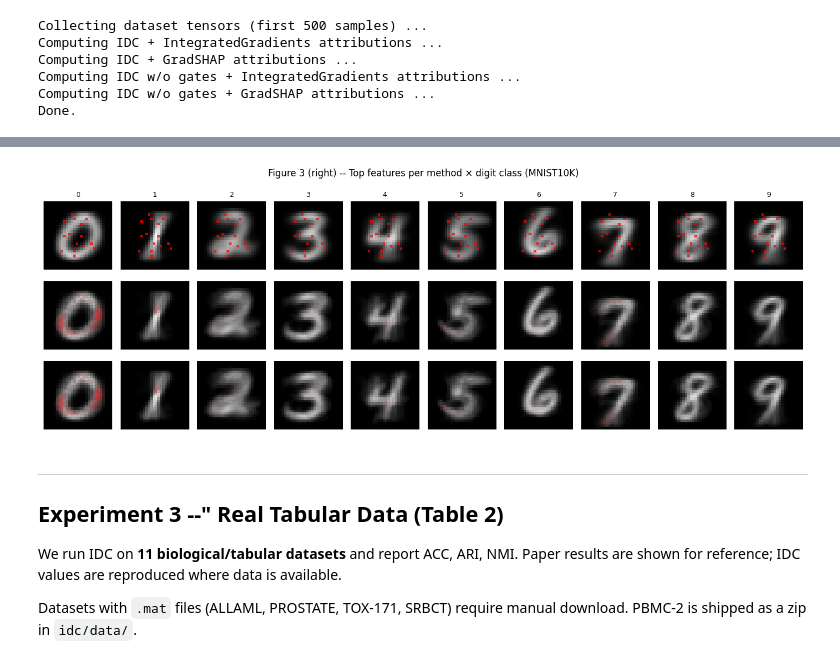
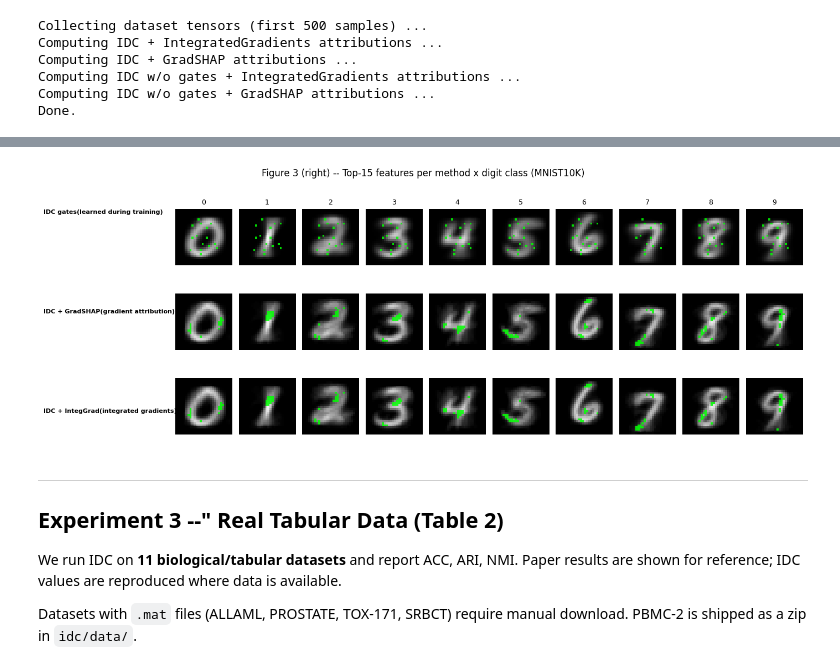
Before and after one commit to NadaB04/Interpretable_Deep_Clustering_analysis, a Jupyter notebook: IDC_Reconstruction.ipynb, the cells around one changed output, grey strips where cells are left out. Saved outputs shown, nothing was run; the diff lists cells and outputs as text; code cells hidden in the pictures.

```diff
--- a/IDC_Reconstruction.ipynb
+++ b/IDC_Reconstruction.ipynb
@@ -777,7 +777,13 @@ if RUN_EXP2:
     with torch.no_grad():
         for x, y in loader:
             x = x.float()
-            _, _, g = model_idc.gating_net(x)
+            _, _, local_g = model_idc.gating_net(x)
+            # combined local x global gates (matches model usage during training)
+            emb    = model_idc.encdec.encoder(x)
+            logits = model_idc.clustering_head(emb)
+            y_pred = logits.argmax(dim=1)
+            _, global_g = model_idc.gating_net.global_forward(y_pred)
+            g = local_g * global_g
             all_g.append(g.cpu()); all_x_np.append(x.cpu()); all_y_np.append(y.cpu())
     G_gates = torch.cat(all_g)
     X_full  = torch.cat(all_x_np).numpy()
@@ -881,6 +887,10 @@ if RUN_EXP2:
     ax.legend()
     plt.tight_layout()
     plt.show()
-    print(f"Correlation (IDC): {corr_idc:.3f}  (paper reports 0.96)")
+    if np.isnan(corr_idc):
+        print("WARNING: correlation is nan -- gating net selects identical features for all "
+              "samples (undertrained model). Run 700 epochs on GPU for meaningful scatter.")
+    else:
+        print(f"Correlation (IDC): {corr_idc:.3f}  (paper reports 0.96)")
 # %% [output]
 Computing faithfulness scatter for IDC (may take a few minutes) ...
@@ -889,59 +899,72 @@ Correlation (IDC): nan  (paper reports 0.96)
 # %%
-# -- Figure 3 (right): digit images + class-averaged feature importance per method --
-# Rows: IDC gates / IDC+GradSHAP / IDC+IntegGrad  (matches paper layout)
-# Columns: digits 0-9
-# Background: mean digit image per class; overlay: class-averaged importance (hot, semi-transparent)
+# -- Figure 3 (right): Top-15 features per method x digit class (MNIST10K) ------
+# Visual style: mean digit image (gray) + green overlay on top-15 averaged pixels.
+# Rows: IDC gates / IDC+GradSHAP / IDC+IntegGrad
+# NOTE: with a well-trained model the selected pixels will visually match digit strokes.
 
 if RUN_EXP2:
-    def _build_maps(attrs_np, Y_lab, X_bg, nc=10, nf=784):
-        """Return (nc,nf) importance and (nc,nf) mean-digit arrays."""
-        imp = np.zeros((nc, nf))
-        bg  = np.zeros((nc, nf))
+    def _top15_overlay(imp_nc_nf, bg_nc_nf, nc=10, side=28):
+        """Return list of (bg_img, overlay_rgba) tuples, one per class."""
+        out = []
+        for c in range(nc):
+            bg = bg_nc_nf[c].reshape(side, side)
+            imp_flat = imp_nc_nf[c]
+            mask = np.zeros(side * side)
+            top15 = np.argsort(-imp_flat)[:15]
+            mask[top15] = 1.0
+            overlay = np.zeros((side, side, 4), dtype=np.float32)
+            overlay[:, :, 1] = mask.reshape(side, side)       # green channel
+            overlay[:, :, 3] = mask.reshape(side, side) * 0.85  # alpha
+            out.append((bg, overlay))
+        return out
+
+    def _avg_maps(attrs_np, Y_lab, X_bg, nc=10, nf=784):
+        imp = np.zeros((nc, nf)); bg = np.zeros((nc, nf))
         for c in range(nc):
             m = Y_lab == c
             if m.sum() > 0:
                 imp[c] = np.abs(attrs_np[m]).mean(0)
                 bg[c]  = X_bg[m].mean(0)
         return imp, bg
 
     methods11 = []
-    imp_g, bg_g = _build_maps(G_bin.astype(np.float32), Y_full, X_full)
-    methods11.append(('IDC gates', imp_g, bg_g))
+    imp_g, bg_g = _avg_maps(G_bin.astype(np.float32), Y_full, X_full)
+    methods11.append(('IDC gates', _top15_overlay(imp_g, bg_g)))
     if attrs_idc_gs is not None:
         _a = attrs_idc_gs.numpy() if hasattr(attrs_idc_gs, 'numpy') else np.array(attrs_idc_gs)
-        imp_gs, bg_gs = _build_maps(_a, Y_np, X_np)
-        methods11.append(('IDC + GradSHAP', imp_gs, bg_gs))
+        imp_gs, bg_gs = _avg_maps(_a, Y_np, X_np)
+        methods11.append(('IDC + GradSHAP', _top15_overlay(imp_gs, bg_gs)))
     if attrs_idc_ig is not None:
         _a = attrs_idc_ig.numpy() if hasattr(attrs_idc_ig, 'numpy') else np.array(attrs_idc_ig)
-        imp_ig, bg_ig = _build_maps(_a, Y_np, X_np)
-        methods11.append(('IDC + IntegGrad', imp_ig, bg_ig))
+        imp_ig, bg_ig = _avg_maps(_a, Y_np, X_np)
+        methods11.append(('IDC + IntegGrad', _top15_overlay(imp_ig, bg_ig)))
 
     NM = len(methods11)
-    fig, axes = plt.subplots(NM, 10, figsize=(14, NM * 1.7))
+    fig, axes = plt.subplots(NM, 10, figsize=(14, NM * 1.8))
     if NM == 1:
         axes = axes[np.newaxis, :]
 
-    for ri, (mname, imp, bg) in enumerate(methods11):
-        vmax = imp.max() + 1e-9
-        for ci in range(10):
+    for ri, (mname, panels) in enumerate(methods11):
+        for ci, (bg, overlay) in enumerate(panels):
             ax = axes[ri, ci]
-            ax.imshow(bg[ci].reshape(28, 28), cmap='gray', vmin=0, vmax=1, interpolation='nearest')
-            overlay = np.zeros((28, 28, 4), dtype=np.float32)
-            heat = (imp[ci] / vmax).reshape(28, 28)
-            overlay[:, :, 0] = heat          # red channel
-            overlay[:, :, 3] = heat * 0.75   # alpha
+            ax.imshow(bg, cmap='gray', vmin=0, vmax=1, interpolation='nearest')
             ax.imshow(overlay, interpolation='nearest')
             ax.axis('off')
             if ri == 0:
                 ax.set_title(str(ci), fontsize=9)
-        axes[ri, 0].set_ylabel(mname, fontsize=8, rotation=0,
-                               ha='right', va='center', labelpad=62)
+        row_y = 1.0 - (ri + 0.5) / NM
+        _labels = {"IDC gates": "IDC gates(learned during training)",
+                   "IDC + GradSHAP": "IDC + GradSHAP(gradient attribution)",
+                   "IDC + IntegGrad": "IDC + IntegGrad(integrated gradients)"}
+        fig.text(0.01, row_y, _labels.get(mname, mname),
+                 fontsize=8, ha="left", va="center", fontweight="bold", linespacing=1.4)
 
-    fig.suptitle('Figure 3 (right) -- Top features per method × digit class (MNIST10K)', fontsize=12)
+    fig.suptitle('Figure 3 (right) -- Top-15 features per method x digit class (MNIST10K)', fontsize=12)
     plt.tight_layout()
+    plt.subplots_adjust(left=0.18)
     plt.show()
 # %% [output]
-[figure, old version]
+[figure, new version]
 # %% [markdown]
 ---
 ## Experiment 3 --" Real Tabular Data (Table 2)
```
Also changed, not shown: parts of 3 cells of this notebook.
